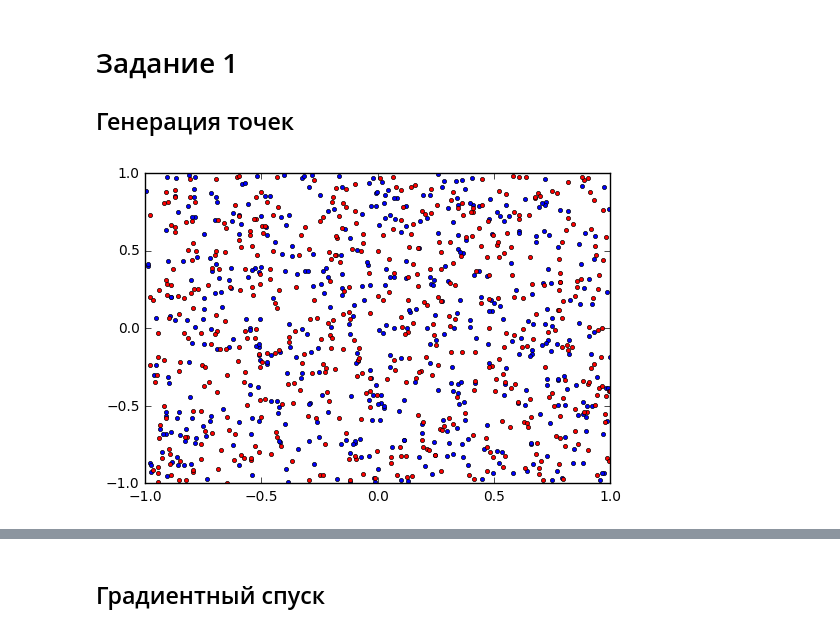
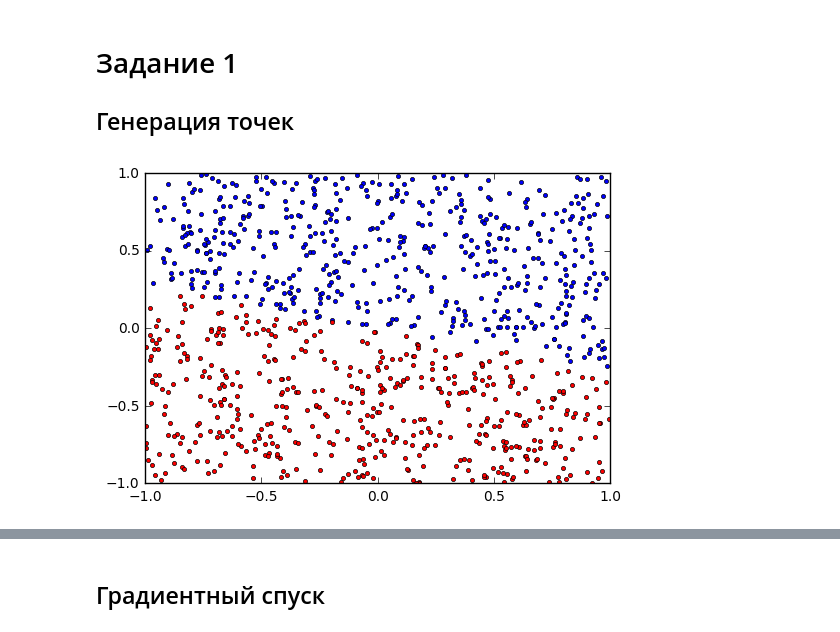
Before and after one commit to egiby/optimizations, a Jupyter notebook: Practice.ipynb, the cells around one changed output, grey strips where cells are left out. Saved outputs shown, nothing was run; the diff lists cells and outputs as text; code cells hidden in the pictures.

```diff
--- a/Practice.ipynb
+++ b/Practice.ipynb
@@ -33,7 +33,7 @@ def get_a(omega):
     return np.array([-omega[2], omega[1]])
 
 
-def get_uniform_sample(size=1000, is_separable=True):
+def get_uniform_sample(size=1000, is_separable=True, eps=1e-2):
     x = uniform.rvs(loc=-1, scale=2, size=size)
     y = uniform.rvs(loc=-1, scale=2, size=size)
 
@@ -45,12 +45,14 @@ def get_uniform_sample(size=1000, is_separable=True):
         omega = np.array([0] + list(uniform.rvs(loc=-1, scale=2, size=2)))
         equation = get_equation(omega)
         for i in range(size):
-            if equation(np.array([x[i], y[i]])) > 0:
+            if equation(np.array([x[i], y[i]])) > eps:
                 c[i] = 0
+            elif equation(np.array([x[i], y[i]])) < -eps:
+                c[i] = 1
             else:
-                c[i] = 1
+                c[i] = 2
 
-    return np.array(list(zip(c, [-1] * size, x, y)))
+    return np.array(list(filter(lambda x: x[0] != 2, list(zip(c, [-1] * size, x, y)))))
 
 
 def print_sample_2(sample):
@@ -65,10 +67,12 @@ def print_sample_2(sample):
 # %%
 separable_sample = get_sample(size=1000, is_separable=True)
 nseparable_sample = get_sample(size=1000, is_separable=False)
+uniform_separable_sample = get_uniform_sample()
+uniform_nseparable_sample = get_uniform_sample(is_separable=False)
-# %%
-print_sample_2(get_uniform_sample(is_separable=False))
-# %% [output]
-[figure, removed]
+# %%
+print_sample_2(uniform_separable_sample)
+# %% [output]
+[figure, added]
 # %%
 plt.figure(figsize=(11, 5))
 
```
Also changed, not shown: parts of 8 cells of this notebook.
